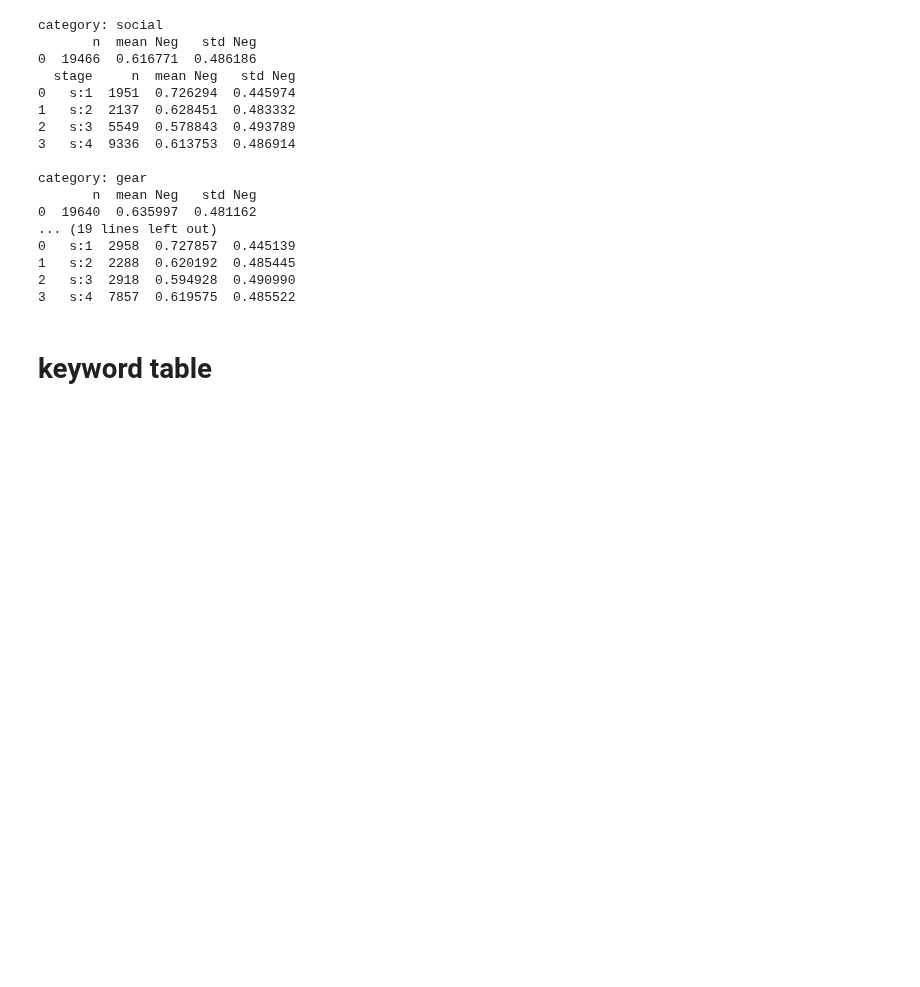
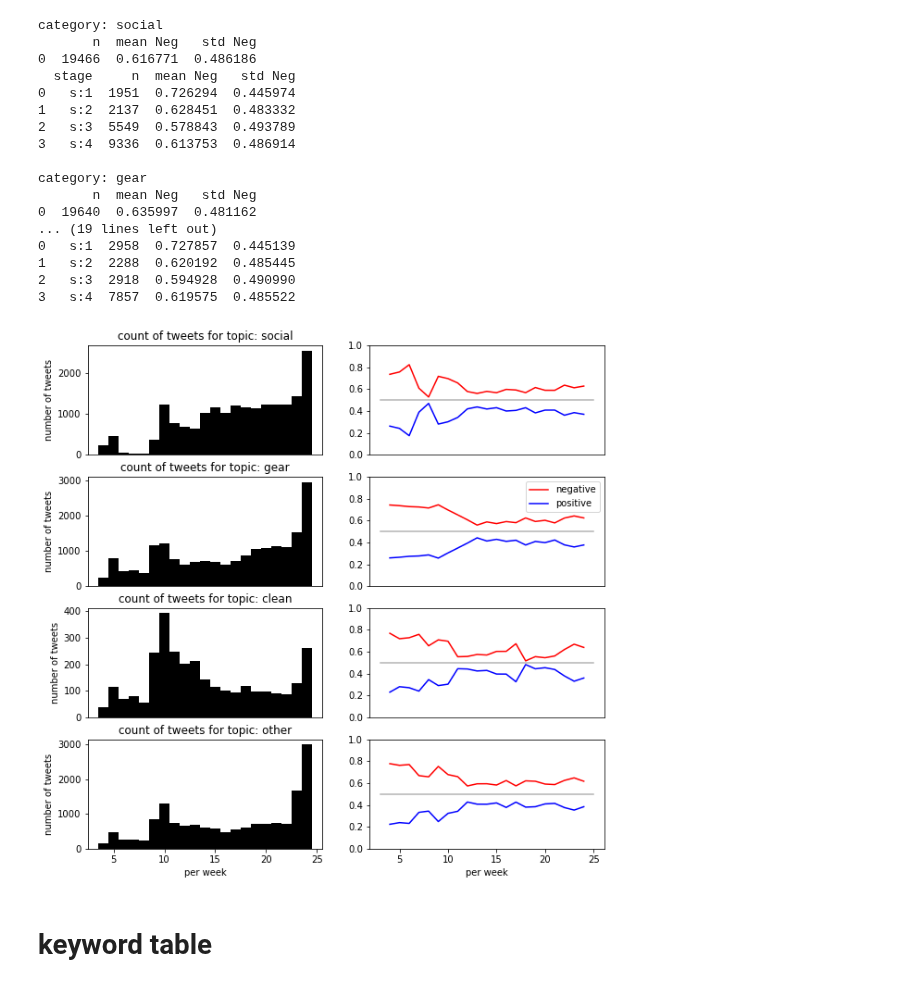
Before and after one commit to Alexander-Kahanek/COVID_Research, a Jupyter notebook: analysis/legit_final_results.ipynb, the cells around one changed output. Drawn from its saved outputs; the diff is of its cells as text; code cells hidden in the pictures; blank space fills up the shorter version.

```diff
--- a/analysis/legit_final_results.ipynb
+++ b/analysis/legit_final_results.ipynb
@@ -444,6 +444,51 @@ category: gear
 1   s:2  2288  0.620192  0.485445
 2   s:3  2918  0.594928  0.490990
 3   s:4  7857  0.619575  0.485522
+# %%
+fig, ax = plt.subplots(nrows=len(cat_names), ncols=2, figsize=(10, 10)) #sharey = True
+for i, cat in enumerate(cat_names):
+    # fig, ax = plt.subplots(nrows=1, ncols=2, figsize=(16, 4)) #sharey = True
+
+    ndf = raw[raw[cat]==1].groupby(['week']).agg({'is_negative':'mean', 'count':'count'}).reset_index()
+    ndf['nnegative'] = ndf['count'] * ndf['is_negative']
+    ndf['npositive'] = ndf['count'] - ndf['nnegative']
+    ndf['is_positive'] = 1 - ndf['is_negative']
+    sum = ndf['count'].sum()
+    avg_day = ndf['count'].mean()
+    npos = int(ndf['npositive'].sum())
+    nneg = int(ndf['nnegative'].sum())
+
+    # urban rural split by weeks
+    df = raw.groupby(['week', 'is_urban']).agg({'is_negative':'mean', 'count':'count', 'is_positive':'mean'}).reset_index()
+    urban = df[df['is_urban'] == 1]
+    rural = df[df['is_urban'] == 0]
+    avg_wk = df['count'].mean()
+
+    # ax[0].bar(ndf['date'], ndf.npositive, color= 'black', label='negative')
+    # ax[0].bar(ndf['date'], ndf.nnegative, bottom = ndf.npositive, color = 'black', label='positive',width=1.0)
+    ax[i, 0].bar(ndf['week'], ndf['count'], color= 'black', label='all tweets', width=1.0)
+    ax[i, 0].set_ylabel('number of tweets')
+    if i == 3:
+        ax[i, 0].set_xlabel('per week')
+    else:
+        ax[i, 0].get_xaxis().set_visible(False)
+    ax[i, 0].set_title(f'count of tweets for topic: {cat}')
+
+    ax[i, 1].plot(ndf['week'], ndf.is_negative, color= 'r', label='negative')
+    ax[i, 1].plot(ndf['week'], ndf.is_positive, color = 'b', label='positive')
+    ax[i, 1].plot((min_wk-1,max_wk+1),(0.5,0.5), color='black', alpha=0.3)
+    # ax[1].plot((min_date,max_date),(0.5,0.5), color='black', alpha=0.3)
+    # ax[i, 1].set_ylabel('proportion of sentiment')
+    if i == 3:
+        ax[i, 1].set_xlabel('per week')
+    else:
+        ax[i, 1].get_xaxis().set_visible(False)
+    # ax[i, 1].set_title(f'nPositive={npos}, nNegative={nneg}')
+    ax[i, 1].set_ylim(0,1)
+    if i == 1:
+        ax[i, 1].legend()
+# %% [output]
+[figure, added]
 # %% [markdown]
 # keyword table
 # %%
```
Also changed, not shown: parts of 1 cell of this notebook.
